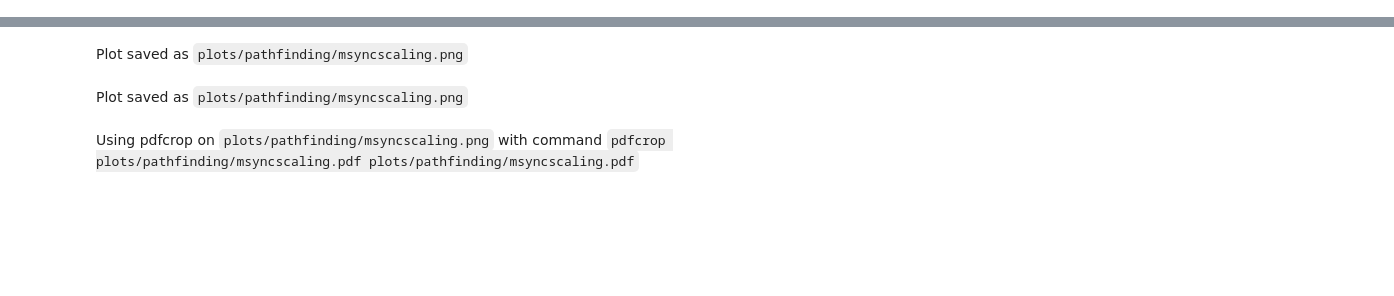
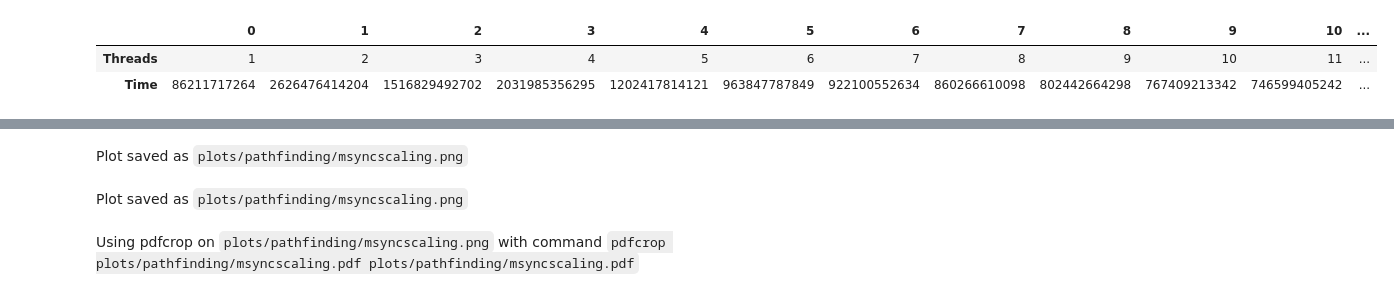
Before and after one commit to NVSL/snapshot-public, a Jupyter notebook: src/scripts/msyncscaling.ipynb, the cells around one changed output, grey strips where cells are left out. Cells and saved outputs as stored; diff of their text form; code cells hidden in the pictures; blank space fills up the shorter version.

```diff
--- a/src/scripts/msyncscaling.ipynb
+++ b/src/scripts/msyncscaling.ipynb
@@ -37,6 +37,7 @@ fontsize = 11
 dataf = "../../data/msyncscaling.csv"
 dataf_hugepage = "../../data/msyncscaling_hugepage.csv"
 dataf_cxlbuf = "../../data/msyncscaling_cxlbuf.csv"
+dataf_dj = "../../data/msyncscaling_dj.csv"
 # %%
 !sha256sum $dataf
 # %% [output]
@@ -53,6 +58,7 @@ b4f599d055272321c2dad270711c1bc8fdcb6d7672c09dc6f8c1d46300140b06  ../../data/msy
 df = pd.read_csv(dataf, index_col=None, names=['Threads', 'Time'])
 df_hugepage = pd.read_csv(dataf_hugepage, index_col=None, names=['Threads', 'Time'])
 df_cxlbuf = pd.read_csv(dataf_cxlbuf, index_col=None, names=['Threads', 'Time'])
+df_dj = pd.read_csv(dataf_dj, index_col=None, names=['Threads', 'Time'])
 # %%
 df.T
 # %% [output]
@@ -74,3 +80,9 @@ df_cxlbuf.T
+# %%
+df_dj.T
+# %% [output]
+|  | 0 | 1 | 2 | 3 | 4 | 5 | 6 | 7 | 8 | 9 | 10 | ... |
+| Threads | 1 | 2 | 3 | 4 | 5 | 6 | 7 | 8 | 9 | 10 | 11 | ... |
+| Time | 86211717264 | 2626476414204 | 1516829492702 | 2031985356295 | 1202417814121 | 963847787849 | 922100552634 | 860266610098 | 802442664298 | 767409213342 | 746599405242 | ... |
 # %%
 df
 df.index = df['Threads']
```
Also changed, not shown: parts of 15 cells of this notebook, 51 other files.
